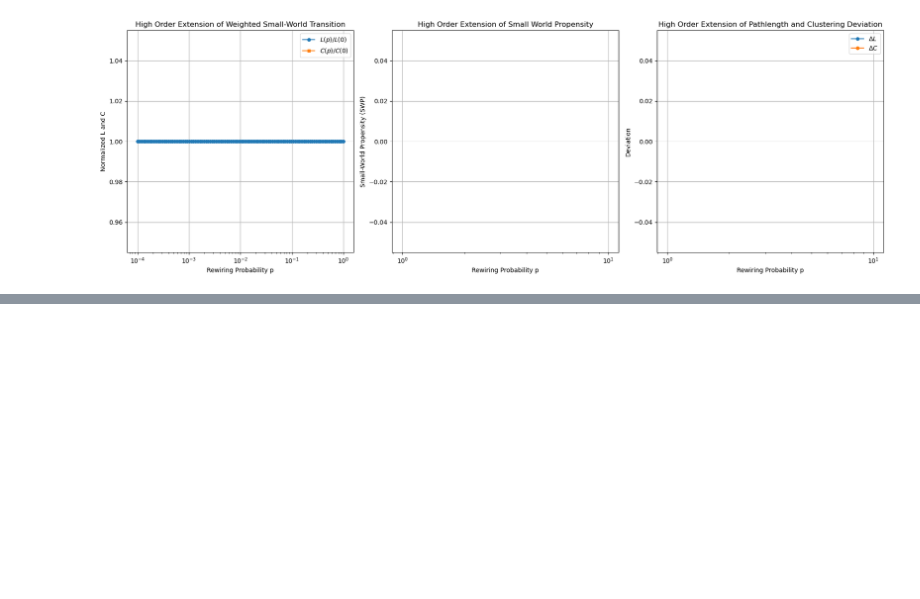
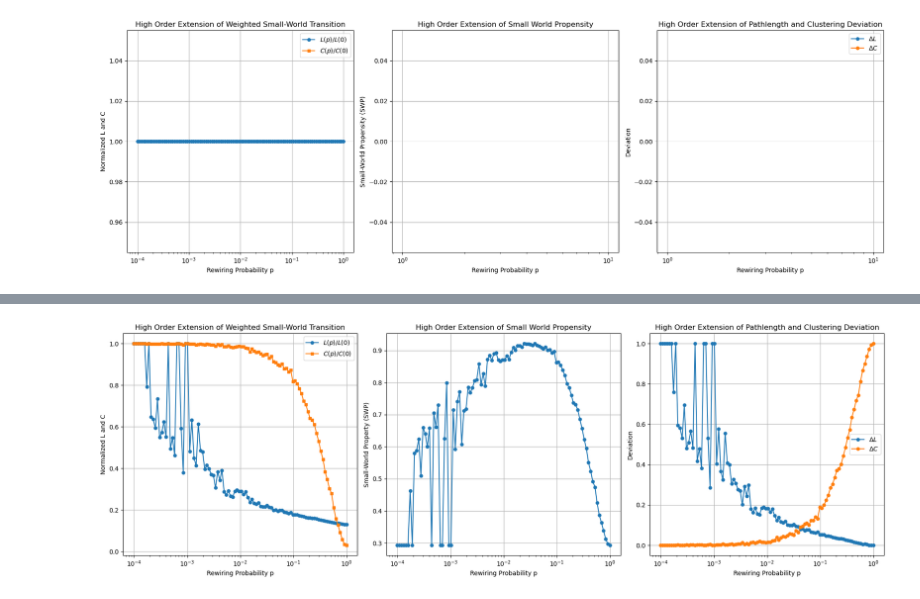
Before and after one commit to cyrilrommens/PhD_1, a Jupyter notebook: SWP_graphs_to_hypergraphs.ipynb, the cells around one changed output, grey strips where cells are left out. Saved outputs shown, nothing was run; the diff lists cells and outputs as text; code cells hidden in the pictures; blank space fills up the shorter version.

```diff
--- a/SWP_graphs_to_hypergraphs.ipynb
+++ b/SWP_graphs_to_hypergraphs.ipynb
@@ -618,0 +895,37 @@ plt.show()
+# %%
+# Create a figure with 3 subplots in one row
+fig, ax = plt.subplots(1, 3, figsize=(18, 6))
+
+# First subplot: Normalized L and C
+ax[0].plot(p_values, L_values_HOI, 'o-', label=r'$L(p) / L(0)$', markersize=5)
+ax[0].plot(p_values, C_values_HOI, 's-', label=r'$C(p) / C(0)$', markersize=5)
+ax[0].set_xscale('log')
+ax[0].set_xlabel('Rewiring Probability p')
+ax[0].set_ylabel('Normalized L and C')
+ax[0].set_title("High Order Extension of Weighted Small-World Transition")
+ax[0].legend()
+ax[0].grid()
+
+# Second subplot: Small-World Property (SWP)
+ax[1].plot(p_values, SWP_list_HOI, 'o-', markersize=5)
+ax[1].set_xscale('log')
+ax[1].set_xlabel('Rewiring Probability p')
+ax[1].set_ylabel('Small-World Property (SWP)')
+ax[1].set_title('High Order Extension of Small World Propensity')
+ax[1].grid()
+
+# Third subplot: Deviation in C and L
+ax[2].plot(p_values, dL_HOI, 'o-', label=r'$\Delta L$', markersize=5)
+ax[2].plot(p_values, dC_HOI, 'o-', label=r'$\Delta C$', markersize=5)
+ax[2].set_xscale('log')
+ax[2].set_xlabel('Rewiring Probability p')
+ax[2].set_ylabel('Deviation')
+ax[2].set_title('High Order Extension of Pathlength and Clustering Deviation')
+ax[2].legend()
+ax[2].grid()
+
+# Adjust layout and display
+plt.tight_layout()
+plt.show()
+# %% [output]
+[figure, added]
```
Also changed, not shown: parts of 13 cells of this notebook.
